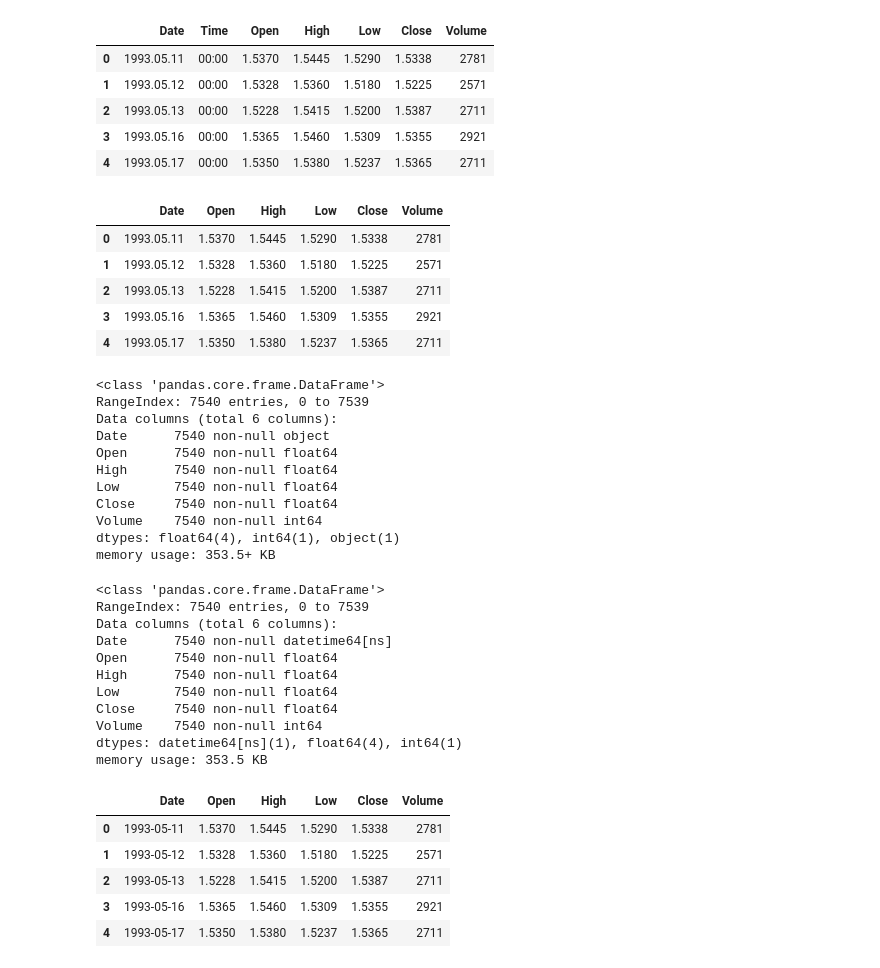
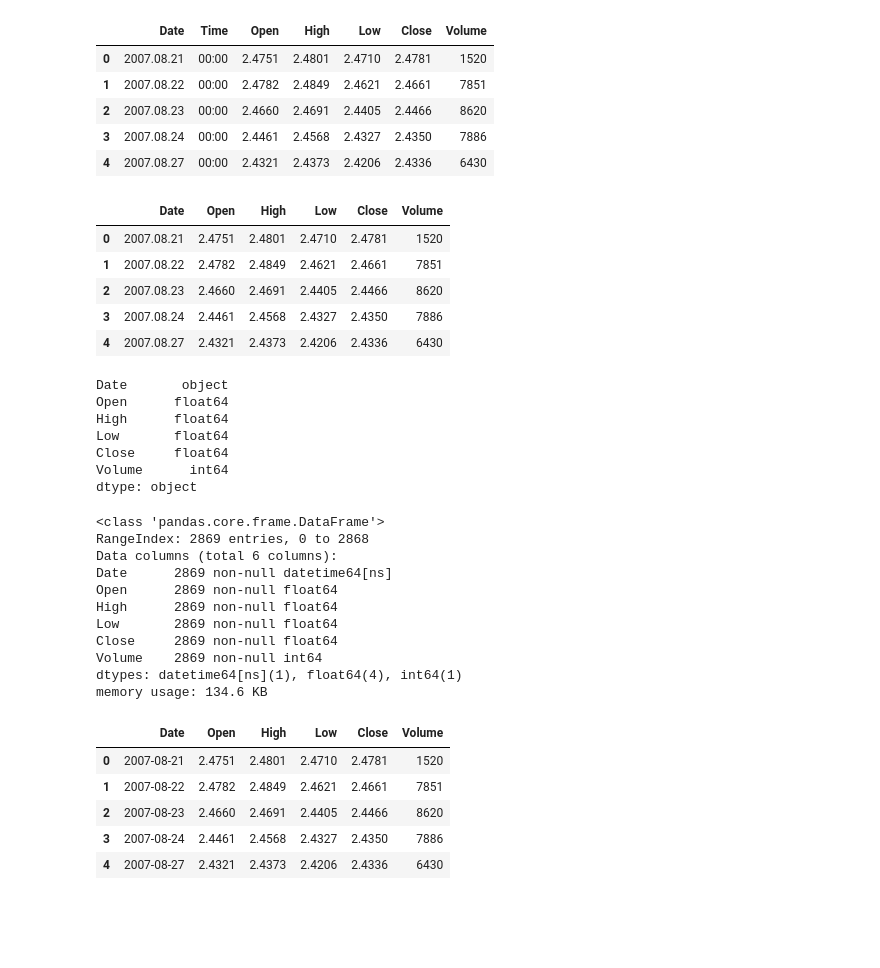
Before and after one commit to theAfricanQuant/Trends_seasonality, a Jupyter notebook: Seasonality.ipynb, the cells around one changed output. Saved outputs shown, nothing was run; the diff lists cells and outputs as text; code cells hidden in the pictures; blank space fills up the shorter version.

```diff
--- a/Seasonality.ipynb
+++ b/Seasonality.ipynb
@@ -4,58 +18,54 @@ import numpy as np
 # %%
-file =pd.read_csv('GBPUSD1440.csv', names=["Date", "Time", "Open", "High", "Low", "Close", "Volume"])
+file =pd.read_csv('GBPAUD1440.csv', names=["Date", "Time", "Open", "High", "Low", "Close", "Volume"])
 file.head()
 # %% [output]
 |  | Date | Time | Open | High | Low | Close | Volume |
-| 0 | 1993.05.11 | 00:00 | 1.5370 | 1.5445 | 1.5290 | 1.5338 | 2781 |
-| 1 | 1993.05.12 | 00:00 | 1.5328 | 1.5360 | 1.5180 | 1.5225 | 2571 |
-| 2 | 1993.05.13 | 00:00 | 1.5228 | 1.5415 | 1.5200 | 1.5387 | 2711 |
-| 3 | 1993.05.16 | 00:00 | 1.5365 | 1.5460 | 1.5309 | 1.5355 | 2921 |
-| 4 | 1993.05.17 | 00:00 | 1.5350 | 1.5380 | 1.5237 | 1.5365 | 2711 |
+| 0 | 2007.08.21 | 00:00 | 2.4751 | 2.4801 | 2.4710 | 2.4781 | 1520 |
+| 1 | 2007.08.22 | 00:00 | 2.4782 | 2.4849 | 2.4621 | 2.4661 | 7851 |
+| 2 | 2007.08.23 | 00:00 | 2.4660 | 2.4691 | 2.4405 | 2.4466 | 8620 |
+| 3 | 2007.08.24 | 00:00 | 2.4461 | 2.4568 | 2.4327 | 2.4350 | 7886 |
+| 4 | 2007.08.27 | 00:00 | 2.4321 | 2.4373 | 2.4206 | 2.4336 | 6430 |
 # %%
 del file['Time']
 file.head()
 # %% [output]
 |  | Date | Open | High | Low | Close | Volume |
-| 0 | 1993.05.11 | 1.5370 | 1.5445 | 1.5290 | 1.5338 | 2781 |
-| 1 | 1993.05.12 | 1.5328 | 1.5360 | 1.5180 | 1.5225 | 2571 |
-| 2 | 1993.05.13 | 1.5228 | 1.5415 | 1.5200 | 1.5387 | 2711 |
-| 3 | 1993.05.16 | 1.5365 | 1.5460 | 1.5309 | 1.5355 | 2921 |
-| 4 | 1993.05.17 | 1.5350 | 1.5380 | 1.5237 | 1.5365 | 2711 |
+| 0 | 2007.08.21 | 2.4751 | 2.4801 | 2.4710 | 2.4781 | 1520 |
+| 1 | 2007.08.22 | 2.4782 | 2.4849 | 2.4621 | 2.4661 | 7851 |
+| 2 | 2007.08.23 | 2.4660 | 2.4691 | 2.4405 | 2.4466 | 8620 |
+| 3 | 2007.08.24 | 2.4461 | 2.4568 | 2.4327 | 2.4350 | 7886 |
+| 4 | 2007.08.27 | 2.4321 | 2.4373 | 2.4206 | 2.4336 | 6430 |
 # %%
-file.info()
+file.dtypes
 # %% [output]
-<class 'pandas.core.frame.DataFrame'>
-RangeIndex: 7540 entries, 0 to 7539
-Data columns (total 6 columns):
-Date      7540 non-null object
-Open      7540 non-null float64
-High      7540 non-null float64
-Low       7540 non-null float64
-Close     7540 non-null float64
-Volume    7540 non-null int64
-dtypes: float64(4), int64(1), object(1)
-memory usage: 353.5+ KB
+Date       object
+Open      float64
+High      float64
+Low       float64
+Close     float64
+Volume      int64
+dtype: object
 # %%
 file['Date'] = pd.to_datetime(file['Date'])
 file.info()
 # %% [output]
 <class 'pandas.core.frame.DataFrame'>
-RangeIndex: 7540 entries, 0 to 7539
+RangeIndex: 2869 entries, 0 to 2868
 Data columns (total 6 columns):
-Date      7540 non-null datetime64[ns]
-Open      7540 non-null float64
-High      7540 non-null float64
-Low       7540 non-null float64
-Close     7540 non-null float64
-Volume    7540 non-null int64
+Date      2869 non-null datetime64[ns]
+Open      2869 non-null float64
+High      2869 non-null float64
+Low       2869 non-null float64
+Close     2869 non-null float64
+Volume    2869 non-null int64
 dtypes: datetime64[ns](1), float64(4), int64(1)
-memory usage: 353.5 KB
+memory usage: 134.6 KB
 # %%
 file.head()
 # %% [output]
 |  | Date | Open | High | Low | Close | Volume |
-| 0 | 1993-05-11 | 1.5370 | 1.5445 | 1.5290 | 1.5338 | 2781 |
-| 1 | 1993-05-12 | 1.5328 | 1.5360 | 1.5180 | 1.5225 | 2571 |
-| 2 | 1993-05-13 | 1.5228 | 1.5415 | 1.5200 | 1.5387 | 2711 |
-| 3 | 1993-05-16 | 1.5365 | 1.5460 | 1.5309 | 1.5355 | 2921 |
-| 4 | 1993-05-17 | 1.5350 | 1.5380 | 1.5237 | 1.5365 | 2711 |
+| 0 | 2007-08-21 | 2.4751 | 2.4801 | 2.4710 | 2.4781 | 1520 |
+| 1 | 2007-08-22 | 2.4782 | 2.4849 | 2.4621 | 2.4661 | 7851 |
+| 2 | 2007-08-23 | 2.4660 | 2.4691 | 2.4405 | 2.4466 | 8620 |
+| 3 | 2007-08-24 | 2.4461 | 2.4568 | 2.4327 | 2.4350 | 7886 |
+| 4 | 2007-08-27 | 2.4321 | 2.4373 | 2.4206 | 2.4336 | 6430 |
```
Also changed, not shown: parts of 19 cells of this notebook, 17 other files.
